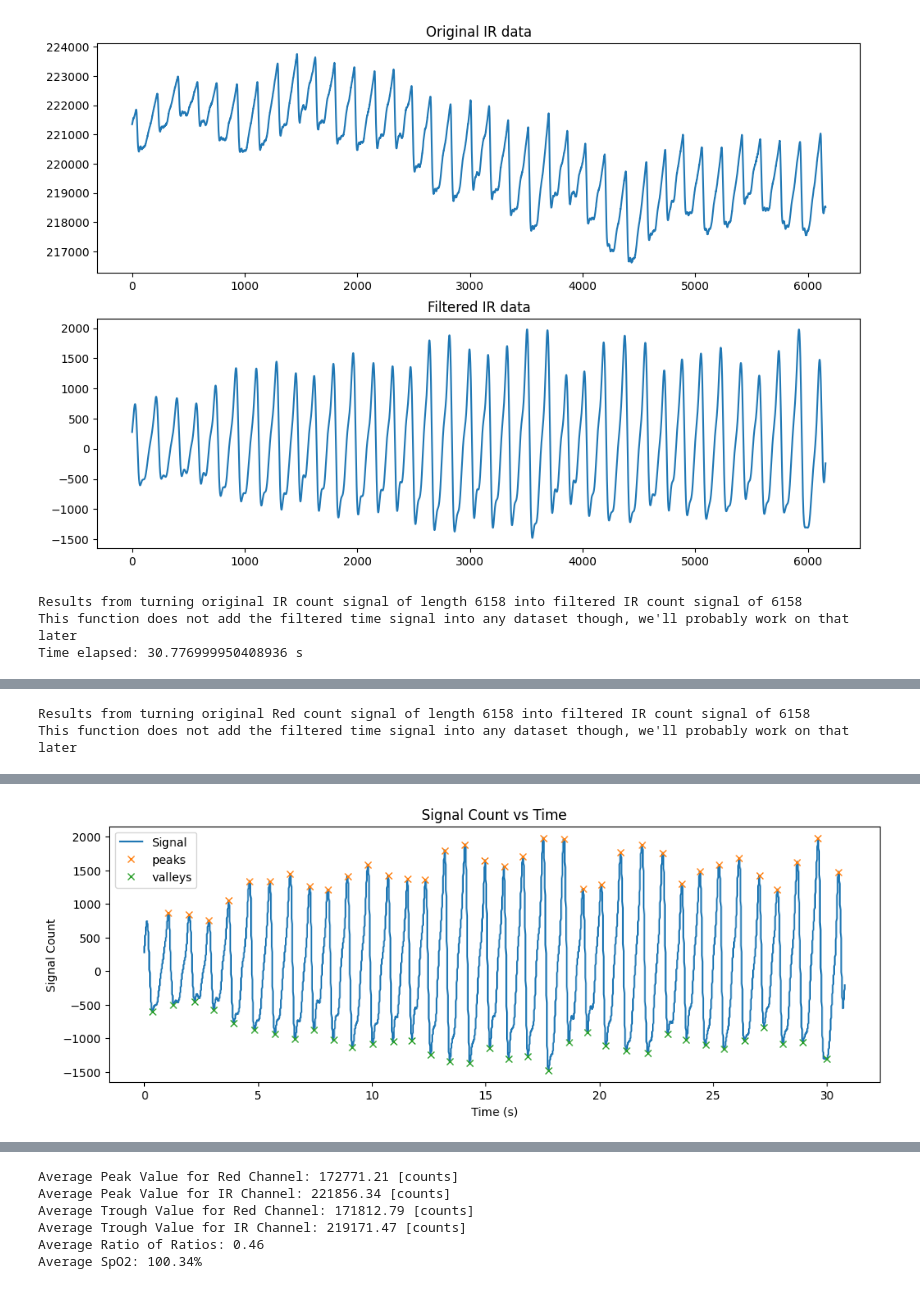
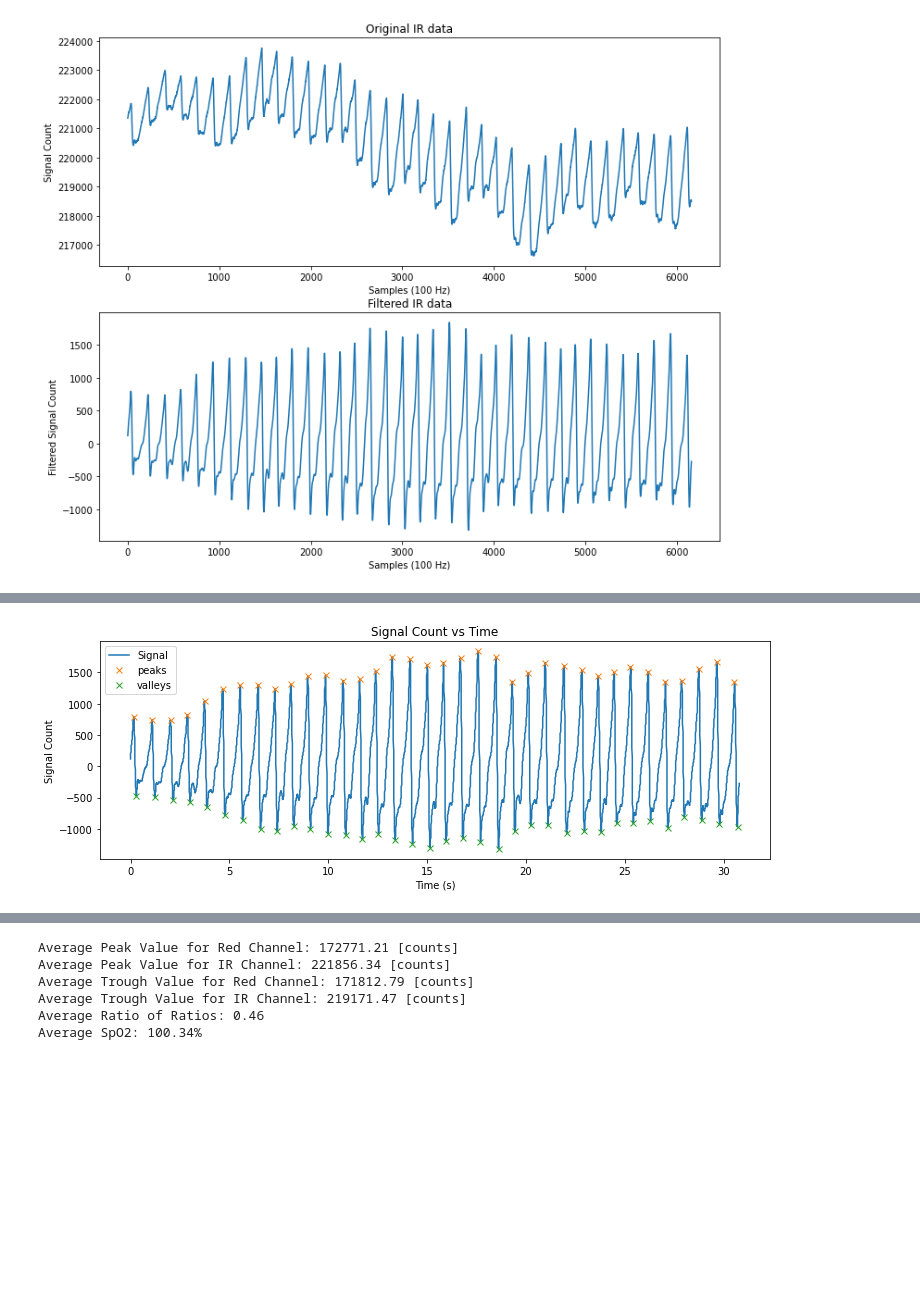
Before and after one commit to PZL2004/ECG-PPG, a Jupyter notebook: Coding/Python/data_analysis_PPG.ipynb, the cells around one changed output, grey strips where cells are left out. Saved outputs shown, nothing was run; the diff lists cells and outputs as text; code cells hidden in the pictures; blank space fills up the shorter version.

```diff
--- a/Coding/Python/data_analysis_PPG.ipynb
+++ b/Coding/Python/data_analysis_PPG.ipynb
@@ -51,39 +51,23 @@ def smooth_data(dataset, analysis_type):
         sys.exit("Wrong input for analysis_type. Accepted values are 'ir' or 'red'.")
 
 
-    time = dataset['Time']
-
-    #get sample rate
-    sample_rate = hp.get_samplerate_datetime(time, timeformat = '%Y-%m-%d %H:%M:%S.%f')
-    #print('sampling rate is: %.3f Hz' %sample_rate)
-
-    #find seconds elapsed (ALL OF THIS TIME STUFF IS FOR THE PLOT SO WE DON'T REALLY NEED IT! It might be a faster way to do convert_to_sec though!)
-    start = datetime.strptime(time[0], '%Y-%m-%d %H:%M:%S.%f')
-    start_timedelta = start - datetime(1900, 1, 1)
-    start_seconds = start_timedelta.total_seconds()
-
-    end = datetime.strptime(time[time.index[-1]], '%Y-%m-%d %H:%M:%S.%f')
-    end_timedelta = end - datetime(1900, 1, 1)
-    end_seconds = end_timedelta.total_seconds()
-
-    total_time = end_seconds - start_seconds
-    print(f'Time elapsed: {total_time} s')
-
     #filter signal using bandpass
-    filtered = hp.filter_signal(signal, [0.5, 4], sample_rate=sample_rate, order=3, filtertype='bandpass')
+    filtered = hp.filter_signal(signal, [0.5, 4], sample_rate=100, order=3, filtertype='bandpass')
 
     #demonstrate effectiveness
-    plt.figure(figsize=(12,8))
+    plt.figure(figsize=(12,10))
     plt.subplot(211)
-    plt.plot(signal[0:int(total_time * sample_rate)])
+    plt.plot(signal)
+    plt.xlabel("Samples (100 Hz)")
+    plt.ylabel("Signal Count")
     plt.title(f'Original {analysis_type} data')
     plt.subplot(212)
-    plt.plot(filtered[0:int(total_time * sample_rate)])
+    plt.plot(filtered)
+    plt.xlabel("Samples (100 Hz)")
+    plt.ylabel("Filtered Signal Count")
     plt.title(f'Filtered {analysis_type} data')
     plt.show()
 
-    print(f'Results from turning original {analysis_type} count signal of length {len(signal)} into filtered IR count signal of {len(filtered)}')
-    print(f"This function does not add the filtered time signal into any dataset though, we'll probably work on that later")
     return filtered
 
 def peak_valley_finder_and_plot(data, time, prominence):
@@ -278,7 +262,8 @@ def BPM2(time, peak_positions, trough_positions, compute_moving_average):
 #df = pd.read_csv("C:\\Users\pazul\Documents\BMEN 207\Honors Project\Coding\data\ECPPG_2023-11-08_16-33-32.csv")
 
 # CSV #6
-df = pd.read_csv("C:\\Users\pazul\Documents\BMEN 207\Honors Project\Coding\data\ECPPG_2023-11-10_13-32-13.csv")
+#df = pd.read_csv("C:\\Users\pazul\Documents\BMEN 207\Honors Project\Coding\data\ECPPG_2023-11-10_13-32-13.csv")
+df = pd.read_csv("/home/pablo/projects/ECG-PPG/Coding/data/ECPPG_2023-11-10_13-32-13.csv")
 df.drop(df.head(500).index, axis=0, inplace=True)
 df.reset_index(inplace=True)
 df.head
@@ -308,8 +293,8 @@ smoothed_IR = smooth_data(df, 'IR')
 smoothed_Red = smooth_data(df, 'Red')
 
 
-peaks_ir, valleys_ir = peak_valley_finder_and_plot(IR_Count, time, prominence=PROMINENCE_IR)
-peaks_red, valleys_red = peak_valley_finder_and_plot(Red_Count, time, prominence=PROMINENCE_RED)
+peaks_ir, valleys_ir = peak_valley_finder_and_plot(IR_Count.to_numpy(), time, prominence=PROMINENCE_IR)
+peaks_red, valleys_red = peak_valley_finder_and_plot(Red_Count.to_numpy(), time, prominence=PROMINENCE_RED)
 
 peaks_ir_smoothed, valleys_ir_smoothed = peak_valley_finder_and_plot(smoothed_IR, time, prominence=500)
 peaks_red_smoothed, valleys_red_smoothed = peak_valley_finder_and_plot(smoothed_Red, time, prominence=200)
@@ -318,4 +302 @@ Time elapsed: 30.776999950408936 s
-[figure, old version]
+[figure, new version]
-Results from turning original IR count signal of length 6158 into filtered IR count signal of 6158
-This function does not add the filtered time signal into any dataset though, we'll probably work on that later
-Time elapsed: 30.776999950408936 s
@@ -323,5 +304,3 @@ Time elapsed: 30.776999950408936 s
-Results from turning original Red count signal of length 6158 into filtered IR count signal of 6158
-This function does not add the filtered time signal into any dataset though, we'll probably work on that later
 [figure]
 [figure]
-[figure, old version]
+[figure, new version]
```
Also changed, not shown: parts of 3 cells of this notebook, 2 other files.
